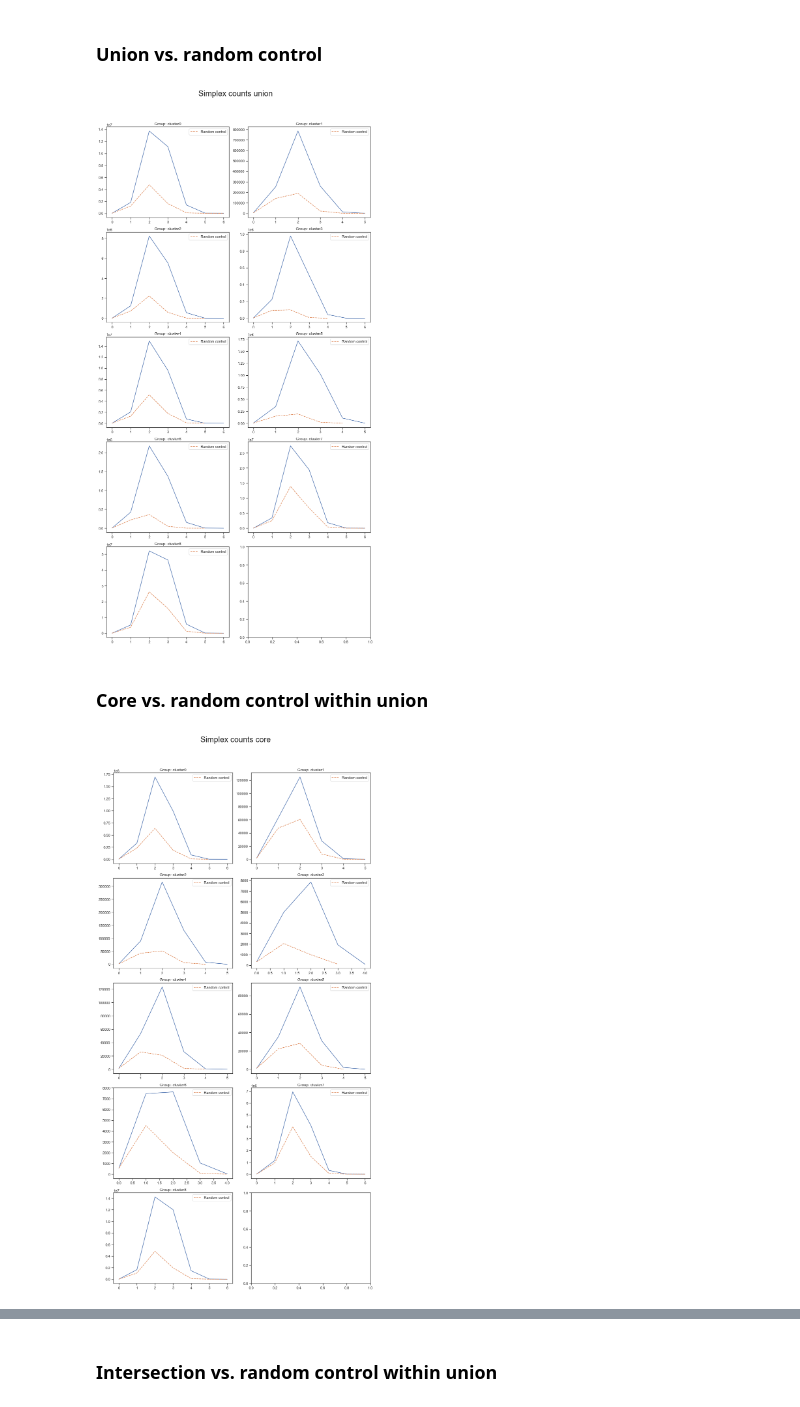
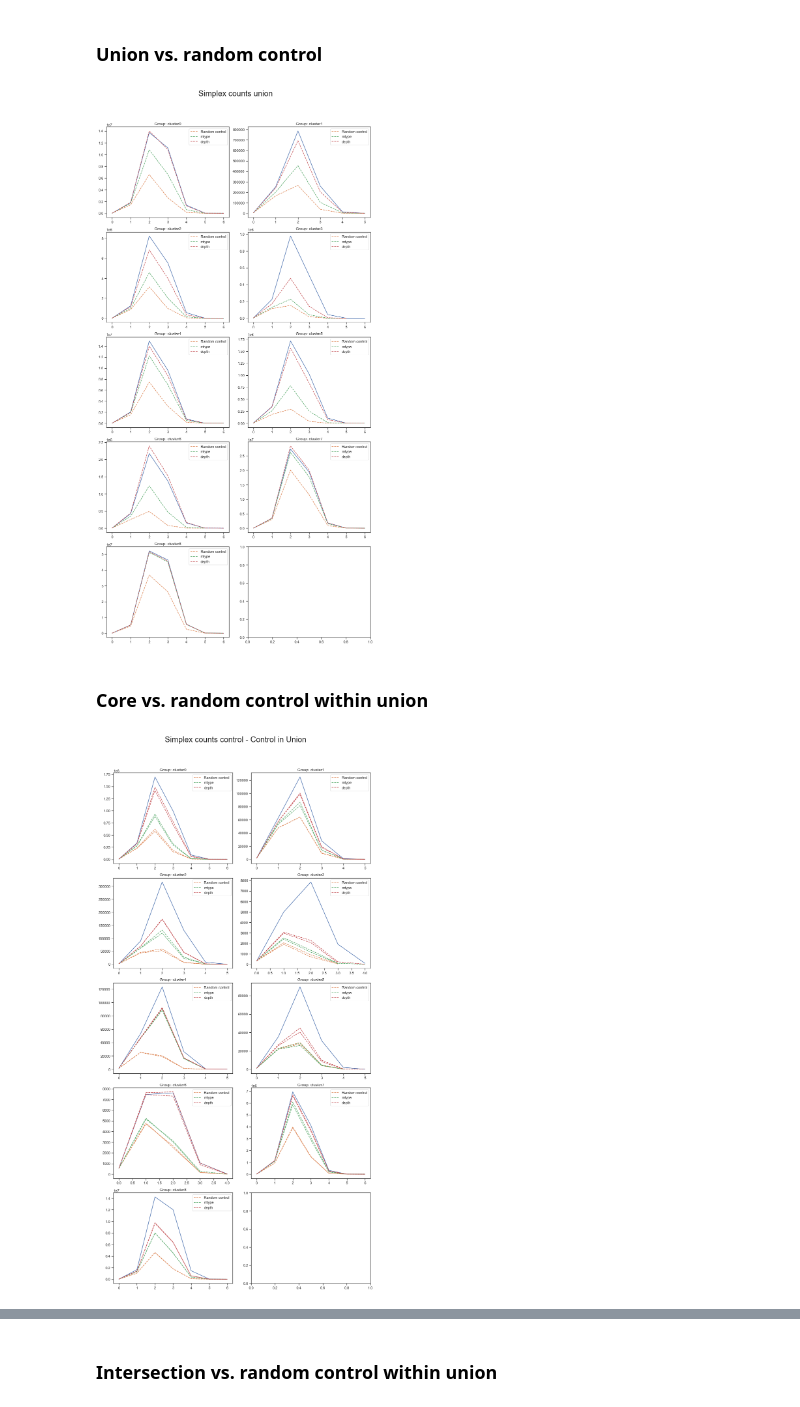
Before and after one commit to BlueBrain/assemblyfire, a Jupyter notebook: notebooks/Topo_pipeline_across_seeds.ipynb, the cells around one changed output, grey strips where cells are left out. Cells and saved outputs as stored; diff of their text form; code cells hidden in the pictures.

Commit message:
Notebook with updated plots

```diff
--- a/notebooks/Topo_pipeline_across_seeds.ipynb
+++ b/notebooks/Topo_pipeline_across_seeds.ipynb
@@ -3,24 +3,13 @@ import assemblyfire
 from assemblyfire.topology import simplex_counts_consensus, simplex_counts_union, simplex_counts_core,\
 simplex_counts_intersection, simplex_counts_core_vs_intersection
 # %%
-#Load consensus assembly
+#Loading data
 fn="/Users/egassant/Documents/plasticity.nosync/assemblies_simmat.h5"
 
-#Load consensus assembly
-consensus_assemblies, _ = assemblyfire.utils.load_consensus_assemblies_from_h5(fn, prefix="consensus")
+consensus_assemblies= assemblyfire.utils.load_consensus_assemblies_from_h5(fn, prefix="consensus")
+network=assemblyfire.NetworkAssembly.from_h5(fn, group_name="full_matrix", prefix="connectivity")
+depths=network.depths
+mtypes=network.mtypes
-# %%
-#Load very basic connectivity matrix and gids just for testing.  This can be ignored and extracted directly from the fn
-import numpy as np
-import pandas as pd
-path_matrix="/Users/egassant/Documents/plasticity.nosync/matrix_O1/"
-circuit="O1"
-column=2
-mat=np.load(path_matrix+"matrix_{0}_col{1}.npy".format(circuit,column))
-neuron_data=pd.read_pickle(path_matrix+"neuron_data_{0}_col{1}".format(circuit,column))
-all_gids=neuron_data.index
-depths=None
-mtypes=None
-network=assemblyfire.NetworkAssembly(mat,all_gids,depths,mtypes)
 # %% [markdown]
 # Computing simplex counts and plotting
 # %% [markdown]
@@ -36,17 +25,19 @@ assemblyfire.plots.plot_simplex_counts(simplex_counts, [controls],["Average rand
 ### Union vs. random control
 # %%
 %matplotlib inline
-simplex_counts,controls=simplex_counts_union(consensus_assemblies,network)
-assemblyfire.plots.plot_simplex_counts(simplex_counts, [controls],["Random control"], title="Simplex counts union")
+simplex_counts,controls=simplex_counts_union(consensus_assemblies,network,1)
+assemblyfire.plots.plot_simplex_counts(simplex_counts, [controls["n"], controls["mtype"],controls["depth"]],\
+                                       ["Random control", "mtype", "depth"], title="Simplex counts union")
 #Add save_fig=True, path_fig=path to parameters to save figure to path
 # %% [output]
-[figure, old version]
+[figure, new version]
 # %% [markdown]
 ### Core vs. random control within union
 # %%
 %matplotlib inline
-simplex_counts,controls=simplex_counts_core(consensus_assemblies,network)
-assemblyfire.plots.plot_simplex_counts(simplex_counts, [controls],["Random control"], title="Simplex counts core")
+simplex_counts,controls=simplex_counts_core(consensus_assemblies,network,2)
+assemblyfire.plots.plot_simplex_counts(simplex_counts, [controls["n"], controls["mtype"],controls["depth"]],\
+                                       ["Random control", "mtype", "depth"], title="Simplex counts control - Control in Union")
 #Add save_fig=True, path_fig=path to parameters to save figure to path
 # %% [output]
-[figure, old version]
+[figure, new version]
```
Also changed, not shown: parts of 6 cells of this notebook.
